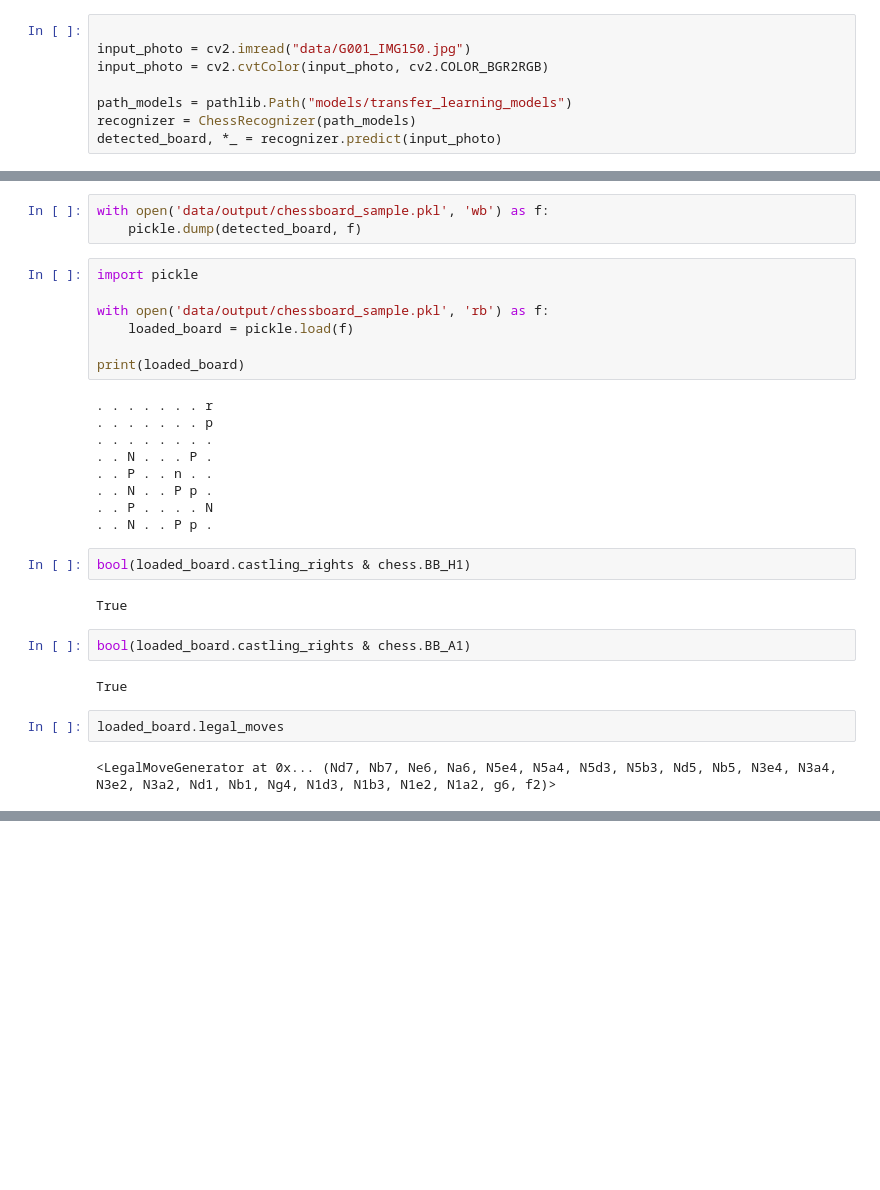
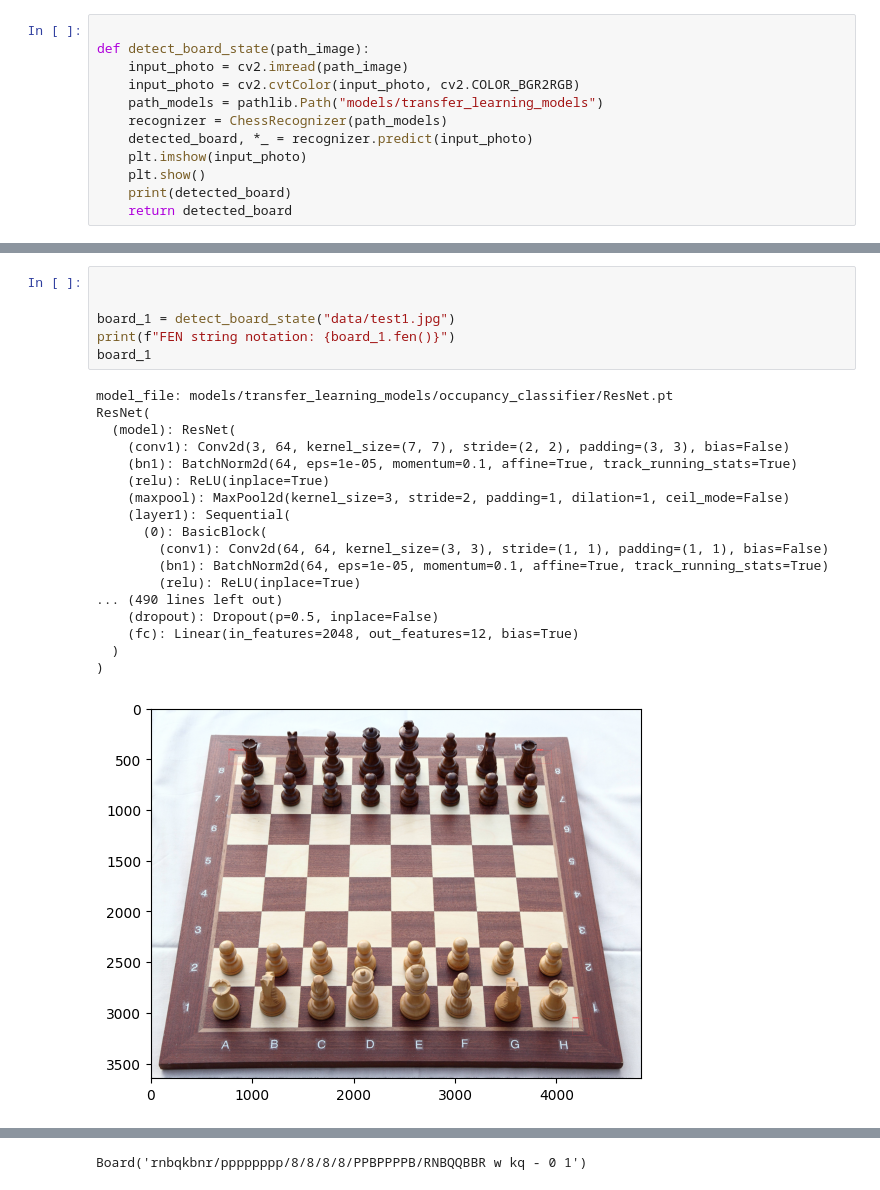
Before and after one commit to jimhcyang/ChessAnalytics_recommendation_and_vision, a Jupyter notebook: chesscog/test.ipynb, the cells around one changed output, grey strips where cells are left out. Drawn from its saved outputs; the diff is of its cells as text; blank space fills up the shorter version.

Commit message:
refactor and print model details

```diff
--- a/chesscog/test.ipynb
+++ b/chesscog/test.ipynb
@@ -7,9 +5,13 @@ import pathlib
 import matplotlib.pyplot as plt
 # %%
 
-input_photo = cv2.imread("data/G001_IMG150.jpg")
-input_photo = cv2.cvtColor(input_photo, cv2.COLOR_BGR2RGB)
-
-path_models = pathlib.Path("models/transfer_learning_models")
-recognizer = ChessRecognizer(path_models)
-detected_board, *_ = recognizer.predict(input_photo)
+def detect_board_state(path_image):
+    input_photo = cv2.imread(path_image)
+    input_photo = cv2.cvtColor(input_photo, cv2.COLOR_BGR2RGB)
+    path_models = pathlib.Path("models/transfer_learning_models")
+    recognizer = ChessRecognizer(path_models)
+    detected_board, *_ = recognizer.predict(input_photo)
+    plt.imshow(input_photo)
+    plt.show()
+    print(detected_board)
+    return detected_board
@@ -24,31 +18,25 @@ Board('7r/7p/8/2N3P1/2P2n2/2N2Pp1/2P4N/2N2Pp1 w - - 0 1')
-# %%
-with open('data/output/chessboard_sample.pkl', 'wb') as f:
-    pickle.dump(detected_board, f)
-# %%
-import pickle
-
-with open('data/output/chessboard_sample.pkl', 'rb') as f:
-    loaded_board = pickle.load(f)
-
-print(loaded_board)
-# %% [output]
-. . . . . . . r
-. . . . . . . p
-. . . . . . . .
-. . N . . . P .
-. . P . . n . .
-. . N . . P p .
-. . P . . . . N
-. . N . . P p .
-# %%
-bool(loaded_board.castling_rights & chess.BB_H1)
-# %% [output]
-True
-# %%
-bool(loaded_board.castling_rights & chess.BB_A1)
-# %% [output]
-True
-# %%
-loaded_board.legal_moves
-# %% [output]
-<LegalMoveGenerator at 0x... (Nd7, Nb7, Ne6, Na6, N5e4, N5a4, N5d3, N5b3, Nd5, Nb5, N3e4, N3a4, N3e2, N3a2, Nd1, Nb1, Ng4, N1d3, N1b3, N1e2, N1a2, g6, f2)>
+# %%
+
+
+board_1 = detect_board_state("data/test1.jpg")
+print(f"FEN string notation: {board_1.fen()}")
+board_1
+# %% [output]
+model_file: models/transfer_learning_models/occupancy_classifier/ResNet.pt
+ResNet(
+  (model): ResNet(
+    (conv1): Conv2d(3, 64, kernel_size=(7, 7), stride=(2, 2), padding=(3, 3), bias=False)
+    (bn1): BatchNorm2d(64, eps=1e-05, momentum=0.1, affine=True, track_running_stats=True)
+    (relu): ReLU(inplace=True)
+    (maxpool): MaxPool2d(kernel_size=3, stride=2, padding=1, dilation=1, ceil_mode=False)
+    (layer1): Sequential(
+      (0): BasicBlock(
+        (conv1): Conv2d(64, 64, kernel_size=(3, 3), stride=(1, 1), padding=(1, 1), bias=False)
+        (bn1): BatchNorm2d(64, eps=1e-05, momentum=0.1, affine=True, track_running_stats=True)
+        (relu): ReLU(inplace=True)
+... (490 lines left out)
+    (dropout): Dropout(p=0.5, inplace=False)
+    (fc): Linear(in_features=2048, out_features=12, bias=True)
+  )
+)
+[figure, added]
@@ -54,0 +52 @@ loaded_board.legal_moves
+Board('rnbqkbnr/pppppppp/8/8/8/8/PPBPPPPB/RNBQQBBR w kq - 0 1')
```
Also changed, not shown: parts of 4 cells of this notebook, 1 other file.
